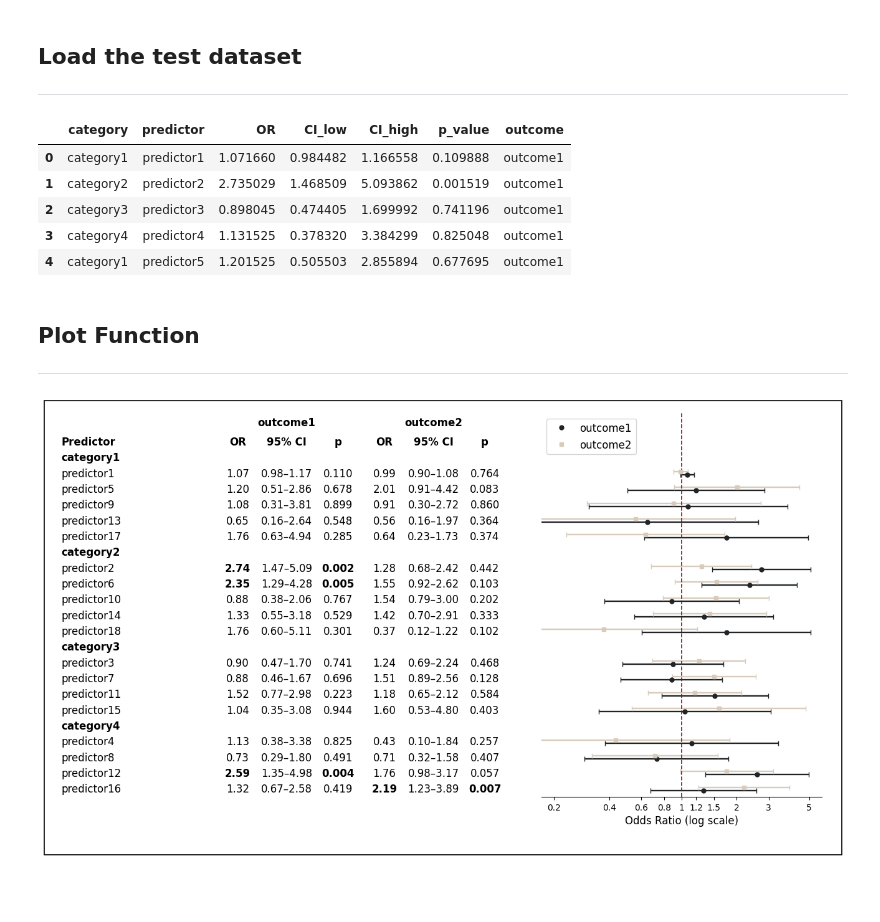
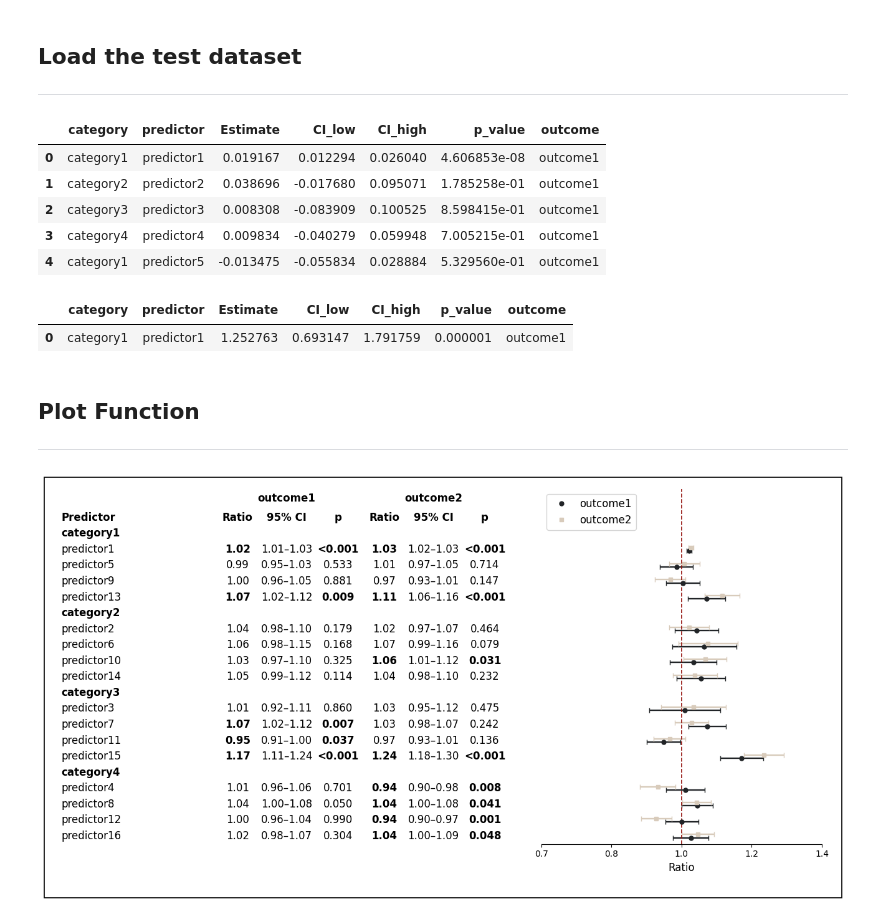
Before and after one commit to shervin-taheripour/forestplotx, a Jupyter notebook: notebooks/plot_test.ipynb, the cells around one changed output. Saved outputs shown, nothing was run; the diff lists cells and outputs as text; code cells hidden in the pictures; blank space fills up the shorter version.

```diff
--- a/notebooks/plot_test.ipynb
+++ b/notebooks/plot_test.ipynb
@@ -8,17 +8,60 @@ import numpy as np
 import matplotlib.pyplot as plt
 
 # Load the test dataset for plotting
-df = pd.read_csv("../data/data_modeltype_binom.csv")
+df = pd.read_csv("../data/data_modeltype_gamma.csv")
 
 # Preview first rows
 df.head()
 # %% [output]
-|  | category | predictor | OR | CI_low | CI_high | p_value | outcome |
-| 0 | category1 | predictor1 | 1.071660 | 0.984482 | 1.166558 | 0.109888 | outcome1 |
-| 1 | category2 | predictor2 | 2.735029 | 1.468509 | 5.093862 | 0.001519 | outcome1 |
-| 2 | category3 | predictor3 | 0.898045 | 0.474405 | 1.699992 | 0.741196 | outcome1 |
-| 3 | category4 | predictor4 | 1.131525 | 0.378320 | 3.384299 | 0.825048 | outcome1 |
-| 4 | category1 | predictor5 | 1.201525 | 0.505503 | 2.855894 | 0.677695 | outcome1 |
+|  | category | predictor | Estimate | CI_low | CI_high | p_value | outcome |
+| 0 | category1 | predictor1 | 0.019167 | 0.012294 | 0.026040 | 4.606853e-08 | outcome1 |
+| 1 | category2 | predictor2 | 0.038696 | -0.017680 | 0.095071 | 1.785258e-01 | outcome1 |
+| 2 | category3 | predictor3 | 0.008308 | -0.083909 | 0.100525 | 8.598415e-01 | outcome1 |
+| 3 | category4 | predictor4 | 0.009834 | -0.040279 | 0.059948 | 7.005215e-01 | outcome1 |
+| 4 | category1 | predictor5 | -0.013475 | -0.055834 | 0.028884 | 5.329560e-01 | outcome1 |
+# %%
+# --- DEBUG CELL: tweak one row to simulate extreme values (no file writes) ---
+# Run this after loading `df` and before calling forest_plot()
+
+df_debug = df.copy()
+
+mask = (df_debug["predictor"] == "predictor1") & (df_debug["outcome"] == "outcome1")
+
+# Example 1: if your input is on LOG scale (Estimate/beta/Coef), set log-values:
+# target ratio = 3.50 with 95% CI [2.00, 6.00]
+if {"Estimate", "CI_low", "CI_high"}.issubset(df_debug.columns):
+    import numpy as np
+    df_debug.loc[mask, "Estimate"] = np.log(3.50)
+    df_debug.loc[mask, "CI_low"] = np.log(2.00)
+    df_debug.loc[mask, "CI_high"] = np.log(6.00)
+
+# Example 2: if your input is already ratio scale (Ratio/OR/effect), set directly:
+if {"Ratio", "CI_low", "CI_high"}.issubset(df_debug.columns):
+    df_debug.loc[mask, "Ratio"] = 3.50
+    df_debug.loc[mask, "CI_low"] = 2.00
+    df_debug.loc[mask, "CI_high"] = 6.00
+
+if {"OR", "CI_low", "CI_high"}.issubset(df_debug.columns):
+    df_debug.loc[mask, "OR"] = 3.50
+    df_debug.loc[mask, "CI_low"] = 2.00
+    df_debug.loc[mask, "CI_high"] = 6.00
+
+if {"effect", "ci_low", "ci_high"}.issubset(df_debug.columns):
+    df_debug.loc[mask, "effect"] = 3.50
+    df_debug.loc[mask, "ci_low"] = 2.00
+    df_debug.loc[mask, "ci_high"] = 6.00
+
+# Optional p-value tweak
+if "p_value" in df_debug.columns:
+    df_debug.loc[mask, "p_value"] = 1e-6
+
+display(df_debug.loc[mask].head(1))
+
+# Then call:
+# forest_plot(df_final=df_debug, outcomes=["outcome1","outcome2"], model_type="gamma", ...)
+# %% [output]
+|  | category | predictor | Estimate | CI_low | CI_high | p_value | outcome |
+| 0 | category1 | predictor1 | 1.252763 | 0.693147 | 1.791759 | 0.000001 | outcome1 |
 # %% [markdown]
 ## Plot Function
 
@@ -26,22 +69,23 @@ df.head()
 # %%
 import os
 from pathlib import Path
 import sys
 
 # Add src folder to sys.path for utility imports
-src_path = Path.cwd() / "../src/forestplotx"
+src_path = Path.cwd() / "../src"
 if str(src_path) not in sys.path:
     sys.path.append(str(src_path))
 
-from plot_utils import detailed_forest_plot
+from forestplotx.plot import forest_plot
 
-detailed_forest_plot(
+forest_plot(
     df_final=df,
     outcomes=["outcome1","outcome2"],
-    model_type='binom',
-    FONT_SIZE=12,
+    model_type='gamma',
+    font_size=12,
     save=False,
     show_general_stats=False,
+    tick_style="decimal",
 )
 # %% [output]
-[figure, old version]
+[figure, new version]
```
Also changed, not shown: 12 other files.
